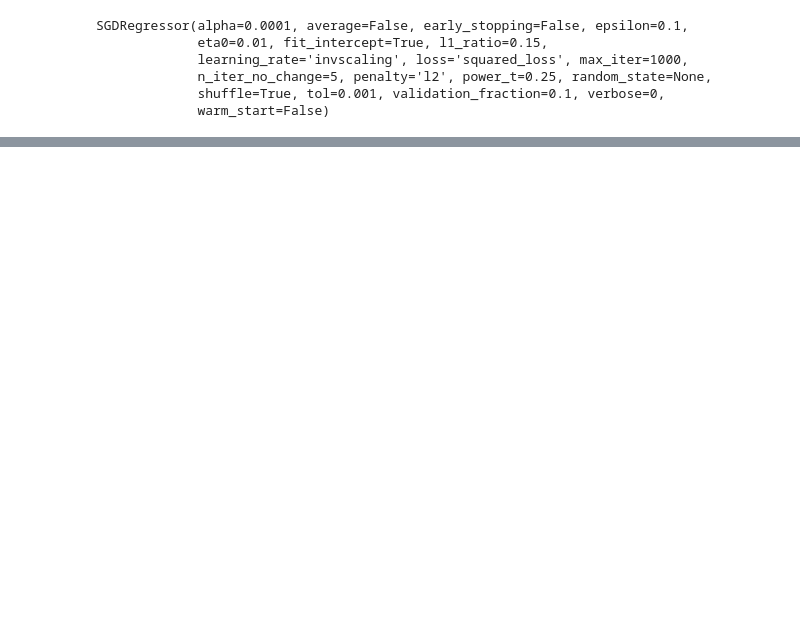
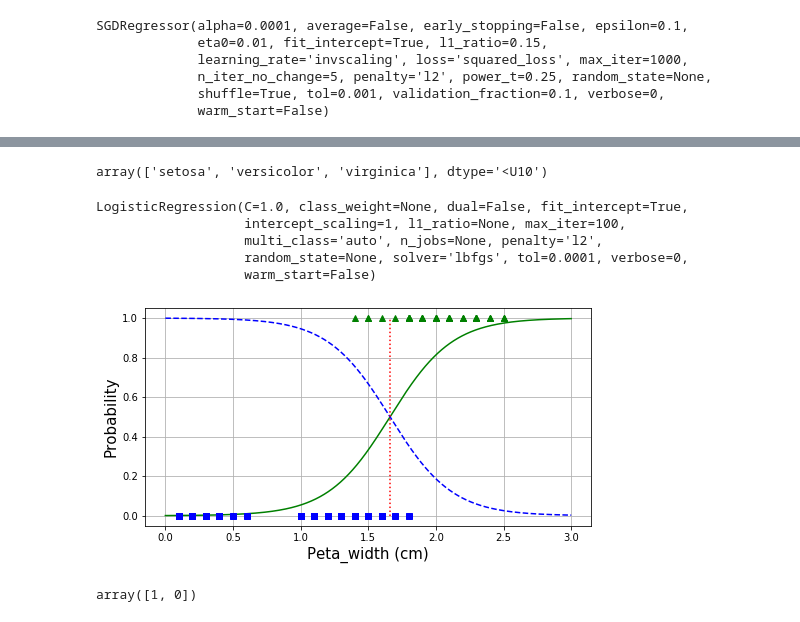
Before and after one commit to SubhoBasak/Learning_DataScience, a Jupyter notebook: TrainingModels/training_models.ipynb, the cells around one changed output, grey strips where cells are left out. Cells and saved outputs as stored; diff of their text form; code cells hidden in the pictures; blank space fills up the shorter version.

```diff
--- a/TrainingModels/training_models.ipynb
+++ b/TrainingModels/training_models.ipynb
@@ -384,0 +524,7 @@ The penalty hyperparameter sets the type of regularization term to use. Specifyi
+# %%
+iris.target_names
+# %% [output]
+array(['setosa', 'versicolor', 'virginica'], dtype='<U10')
+# %%
+X = iris.data[:, 3:]
+y = (iris.target == 2).astype(np.int)
@@ -384,0 +533,40 @@ The penalty hyperparameter sets the type of regularization term to use. Specifyi
+# %%
+log_reg = LogisticRegression()
+log_reg.fit(X, y)
+# %% [output]
+LogisticRegression(C=1.0, class_weight=None, dual=False, fit_intercept=True,
+                   intercept_scaling=1, l1_ratio=None, max_iter=100,
+                   multi_class='auto', n_jobs=None, penalty='l2',
+                   random_state=None, solver='lbfgs', tol=0.0001, verbose=0,
+                   warm_start=False)
+# %%
+X_new = np.linspace(0, 3, 1000).reshape(-1, 1)
+y_proba = log_reg.predict_proba(X_new)
+# %%
+plt.figure(figsize = (8, 4))
+plt.plot(X_new, y_proba[:, 1], 'g-', label = 'Irsi-Virginica')
+plt.plot(X_new, y_proba[:, 0], 'b--', label = 'Not Iris-Virginca')
+plt.grid(True)
+plt.xlabel('Peta_width (cm)', fontsize = 15)
+plt.ylabel('Probability', fontsize = 15)
+
+tmp_min = float('inf')
+for xx, yy in zip(X_new, y_proba):
+    if abs(yy[0]-yy[1]) < tmp_min:
+        tmp_min = abs(yy[0]-yy[1])
+        x_mid = xx
+
+plt.plot([x_mid, x_mid], [0, 1], 'r:')
+
+for i in range(0, len(X)):
+    x = X[i]
+    if y[i] == True:
+        plt.plot(x, 1, 'g^')
+    else:
+        plt.plot(x, 0, 'bs')
+# %% [output]
+[figure, added]
+# %%
+log_reg.predict([[1.7], [1.5]])
+# %% [output]
+array([1, 0])
```
Also changed, not shown: parts of 56 cells of this notebook.
